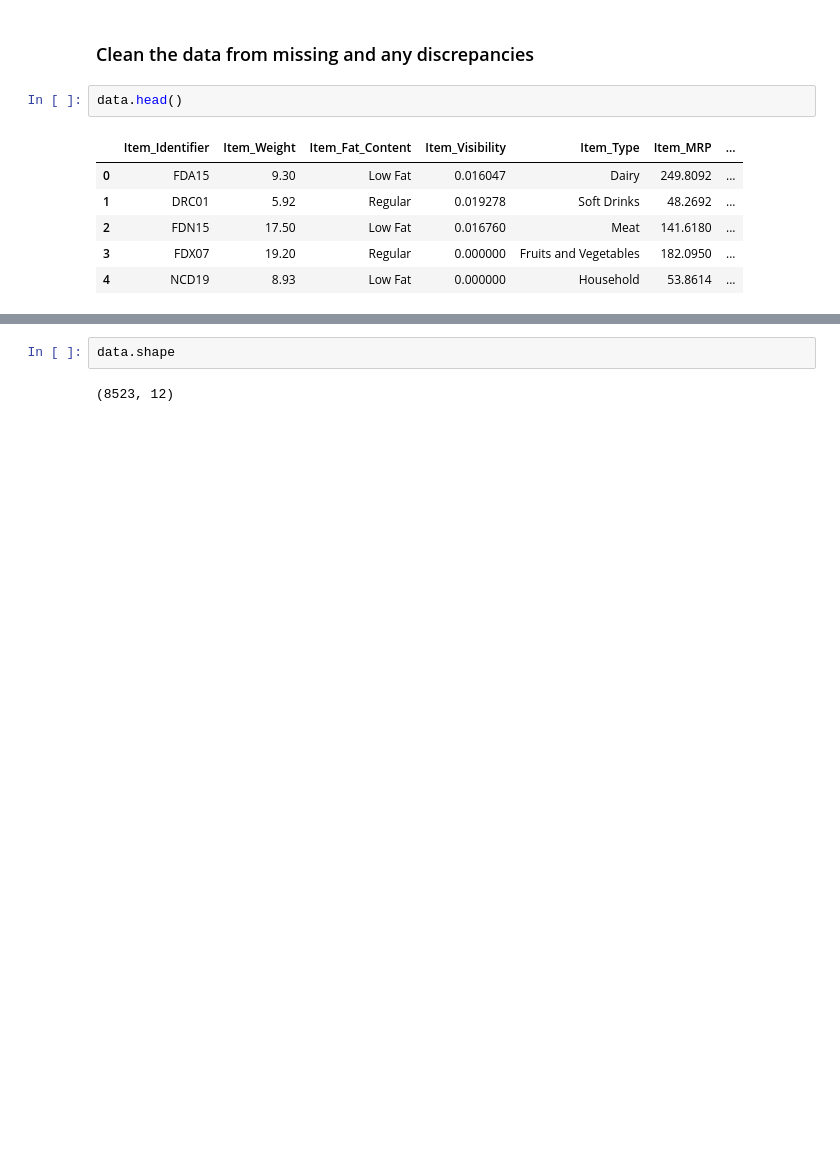
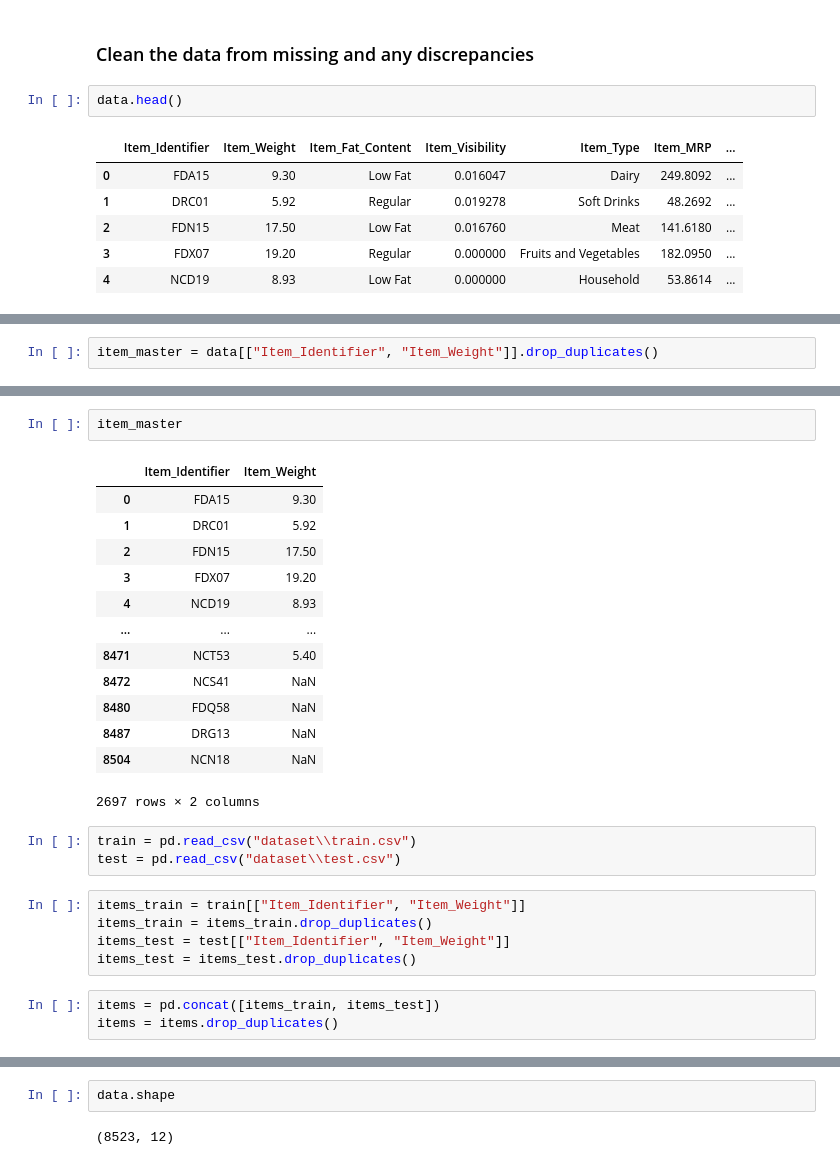
Before and after one commit to meridianthe4/PML, a Jupyter notebook: Assignment1/preprocessing.ipynb, the cells around one changed output, grey strips where cells are left out. Cells and saved outputs as stored; diff of their text form; blank space fills up the shorter version.

```diff
--- a/Assignment1/preprocessing.ipynb
+++ b/Assignment1/preprocessing.ipynb
@@ -19,0 +36,2 @@ data.head()
+# %%
+item_master = data[["Item_Identifier", "Item_Weight"]].drop_duplicates()
@@ -19,0 +44,27 @@ data.head()
+# %%
+item_master
+# %% [output]
+|  | Item_Identifier | Item_Weight |
+| 0 | FDA15 | 9.30 |
+| 1 | DRC01 | 5.92 |
+| 2 | FDN15 | 17.50 |
+| 3 | FDX07 | 19.20 |
+| 4 | NCD19 | 8.93 |
+| ... | ... | ... |
+| 8471 | NCT53 | 5.40 |
+| 8472 | NCS41 | NaN |
+| 8480 | FDQ58 | NaN |
+| 8487 | DRG13 | NaN |
+| 8504 | NCN18 | NaN |
+2697 rows × 2 columns
+# %%
+train = pd.read_csv("dataset\\train.csv")
+test = pd.read_csv("dataset\\test.csv")
+# %%
+items_train = train[["Item_Identifier", "Item_Weight"]]
+items_train = items_train.drop_duplicates()
+items_test = test[["Item_Identifier", "Item_Weight"]]
+items_test = items_test.drop_duplicates()
+# %%
+items = pd.concat([items_train, items_test])
+items = items.drop_duplicates()
```
Also changed, not shown: parts of 4 cells of this notebook, 5 other files.
